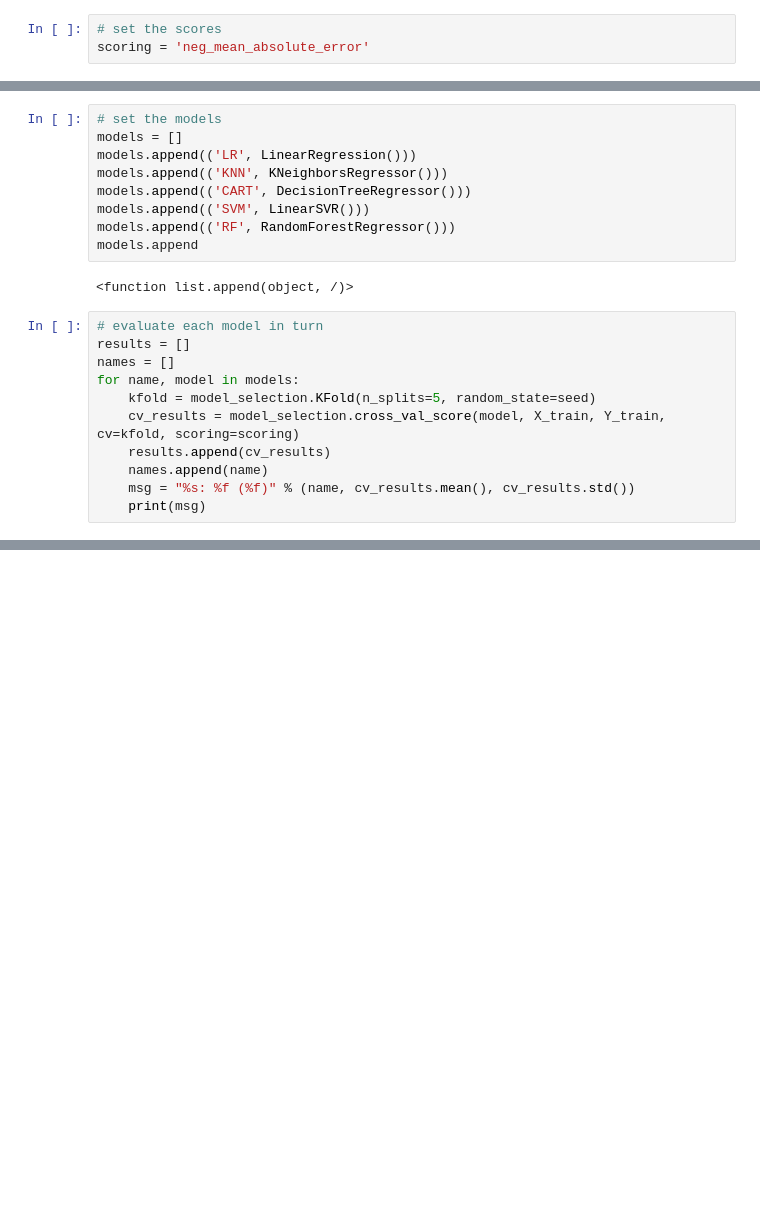
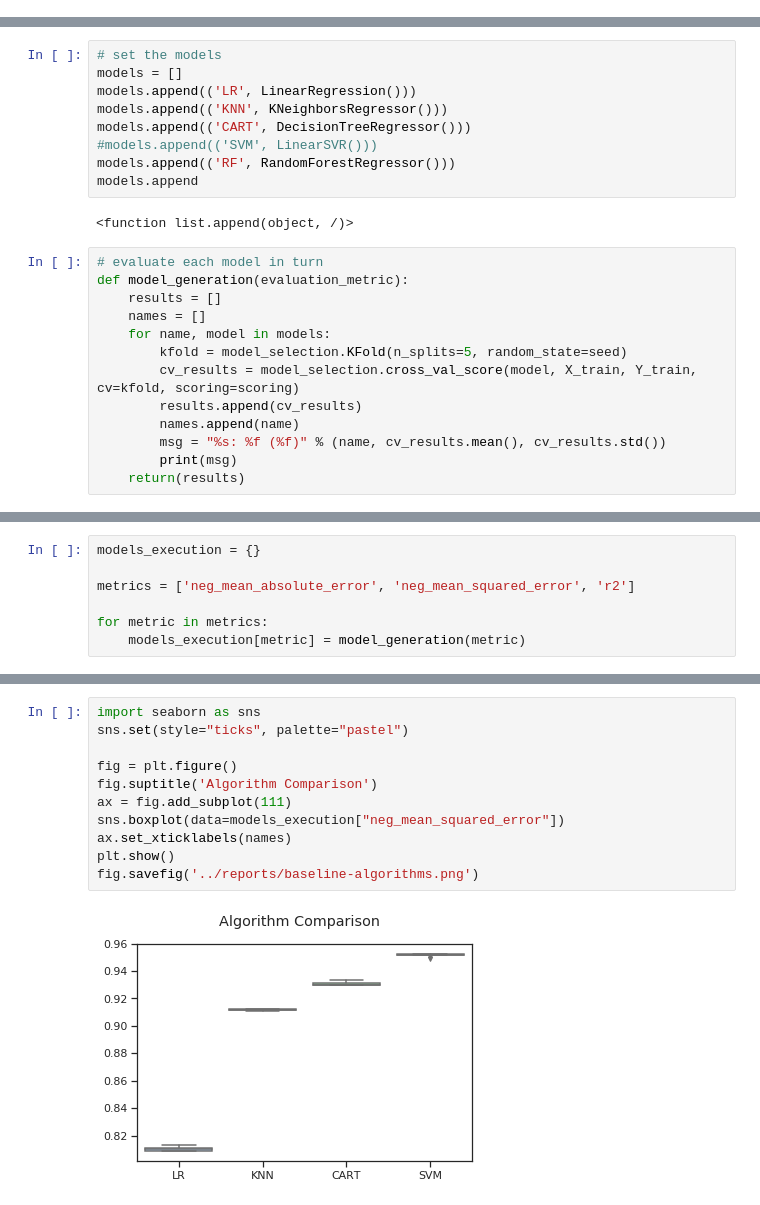
Before and after one commit to gesteves91/software-engineering-ml, a Jupyter notebook: notebooks/05-baseline-models.ipynb, the cells around one changed output, grey strips where cells are left out. Drawn from its saved outputs; the diff is of its cells as text; blank space fills up the shorter version.

```diff
--- a/notebooks/05-baseline-models.ipynb
+++ b/notebooks/05-baseline-models.ipynb
@@ -49,8 +47,5 @@ Y = array[:,88]
 validation_size = 0.33
 X_train, X_validation, Y_train, Y_validation = model_selection.train_test_split(X, Y, test_size=validation_size, random_state=seed)
-# %%
-# set the scores
-scoring = 'neg_mean_absolute_error'
 # %%
 import sklearn
 sklearn.metrics.SCORERS.keys()
@@ -62,19 +57,21 @@ models = []
 models.append(('LR', LinearRegression()))
 models.append(('KNN', KNeighborsRegressor()))
 models.append(('CART', DecisionTreeRegressor()))
-models.append(('SVM', LinearSVR()))
+#models.append(('SVM', LinearSVR()))
 models.append(('RF', RandomForestRegressor()))
 models.append
 # %% [output]
 <function list.append(object, /)>
 # %%
 # evaluate each model in turn
-results = []
-names = []
-for name, model in models:
-    kfold = model_selection.KFold(n_splits=5, random_state=seed)
-    cv_results = model_selection.cross_val_score(model, X_train, Y_train, cv=kfold, scoring=scoring)
-    results.append(cv_results)
-    names.append(name)
-    msg = "%s: %f (%f)" % (name, cv_results.mean(), cv_results.std())
-    print(msg)
+def model_generation(evaluation_metric):
+    results = []
+    names = []
+    for name, model in models:
+        kfold = model_selection.KFold(n_splits=5, random_state=seed)
+        cv_results = model_selection.cross_val_score(model, X_train, Y_train, cv=kfold, scoring=scoring)
+        results.append(cv_results)
+        names.append(name)
+        msg = "%s: %f (%f)" % (name, cv_results.mean(), cv_results.std())
+        print(msg)
+    return(results)
@@ -86,0 +78,7 @@ RF: -1.290554 (0.008754)
+# %%
+models_execution = {}
+
+metrics = ['neg_mean_absolute_error', 'neg_mean_squared_error', 'r2']
+
+for metric in metrics:
+    models_execution[metric] = model_generation(metric)
@@ -87,3 +98,16 @@ RF: -1.290554 (0.008754)
+# %%
+import seaborn as sns
+sns.set(style="ticks", palette="pastel")
+
+fig = plt.figure()
+fig.suptitle('Algorithm Comparison')
+ax = fig.add_subplot(111)
+sns.boxplot(data=models_execution["neg_mean_squared_error"])
+ax.set_xticklabels(names)
+plt.show()
+fig.savefig('../reports/baseline-algorithms.png')
+# %% [output]
+[figure, added]
 # %%
 # save the models into a baseline algorithms png
 fig = plt.figure()
```
Also changed, not shown: parts of 7 cells of this notebook, 5 other files.
